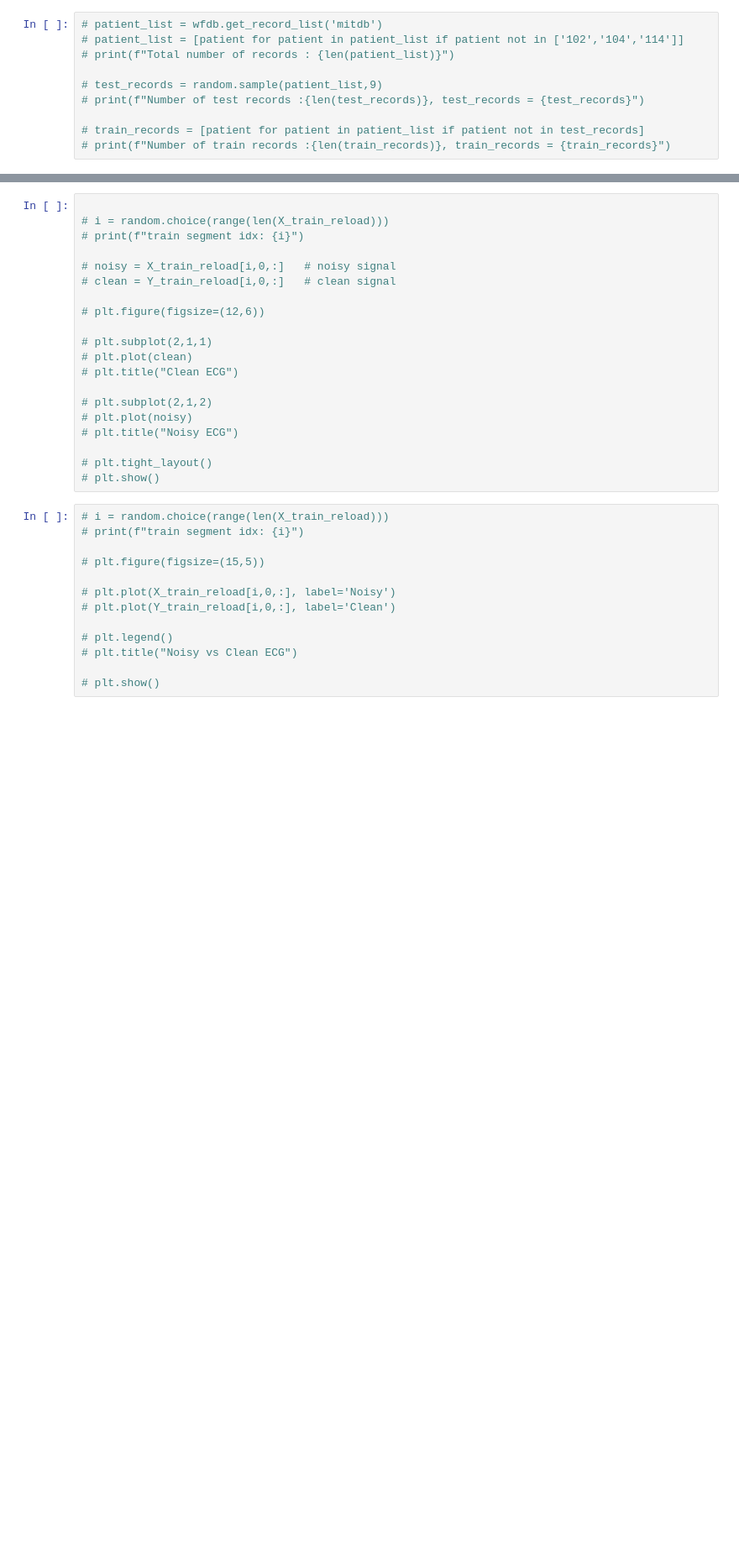
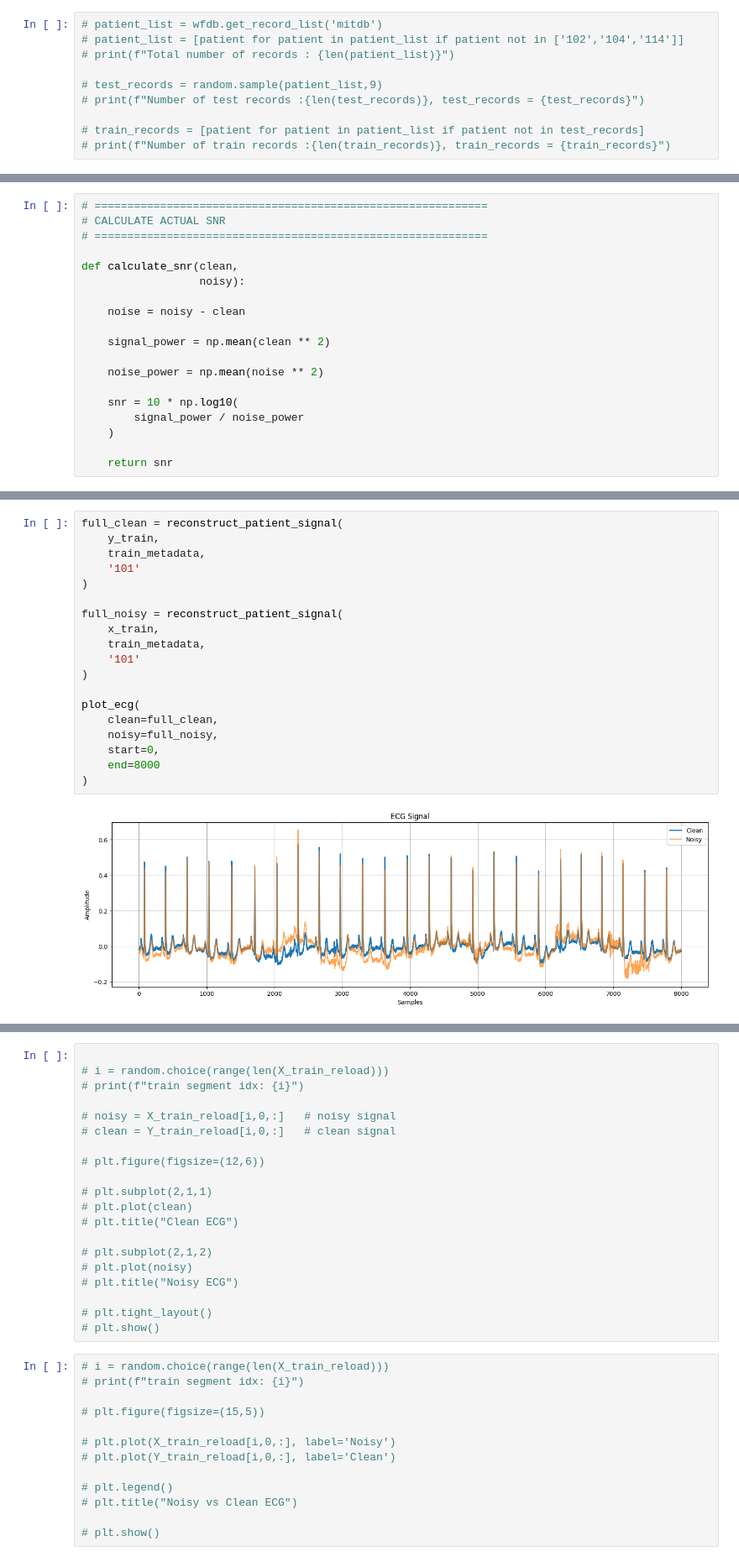
Before and after one commit to halashaheen/CAE-For-ECG-denoising, a Jupyter notebook: ECG_Denoiser_and_Classifier_via_CAE.ipynb, the cells around one changed output, grey strips where cells are left out. Shown at 84% size. Cells and saved outputs as stored; diff of their text form; blank space fills up the shorter version.

Commit message:
modifications to store metadata of segments+ add needed functions for signal reconstruction from ovelapping segments

```diff
--- a/ECG_Denoiser_and_Classifier_via_CAE.ipynb
+++ b/ECG_Denoiser_and_Classifier_via_CAE.ipynb
@@ -100,4 +183,23 @@ def add_noise_snr(clean, noise, target_snr_db):
     noisy = clean + scaled_noise
 
     return noisy
+# %%
+# ============================================================
+# CALCULATE ACTUAL SNR
+# ============================================================
+
+def calculate_snr(clean,
+                  noisy):
+
+    noise = noisy - clean
+
+    signal_power = np.mean(clean ** 2)
+
+    noise_power = np.mean(noise ** 2)
+
+    snr = 10 * np.log10(
+        signal_power / noise_power
+    )
+
+    return snr
 # %%
@@ -316,0 +939,21 @@ def create_dataset(record_list,
+# %%
+full_clean = reconstruct_patient_signal(
+    y_train,
+    train_metadata,
+    '101'
+)
+
+full_noisy = reconstruct_patient_signal(
+    x_train,
+    train_metadata,
+    '101'
+)
+
+plot_ecg(
+    clean=full_clean,
+    noisy=full_noisy,
+    start=0,
+    end=8000
+)
+# %% [output]
+[figure, added]
```
Also changed, not shown: parts of 38 cells of this notebook.
